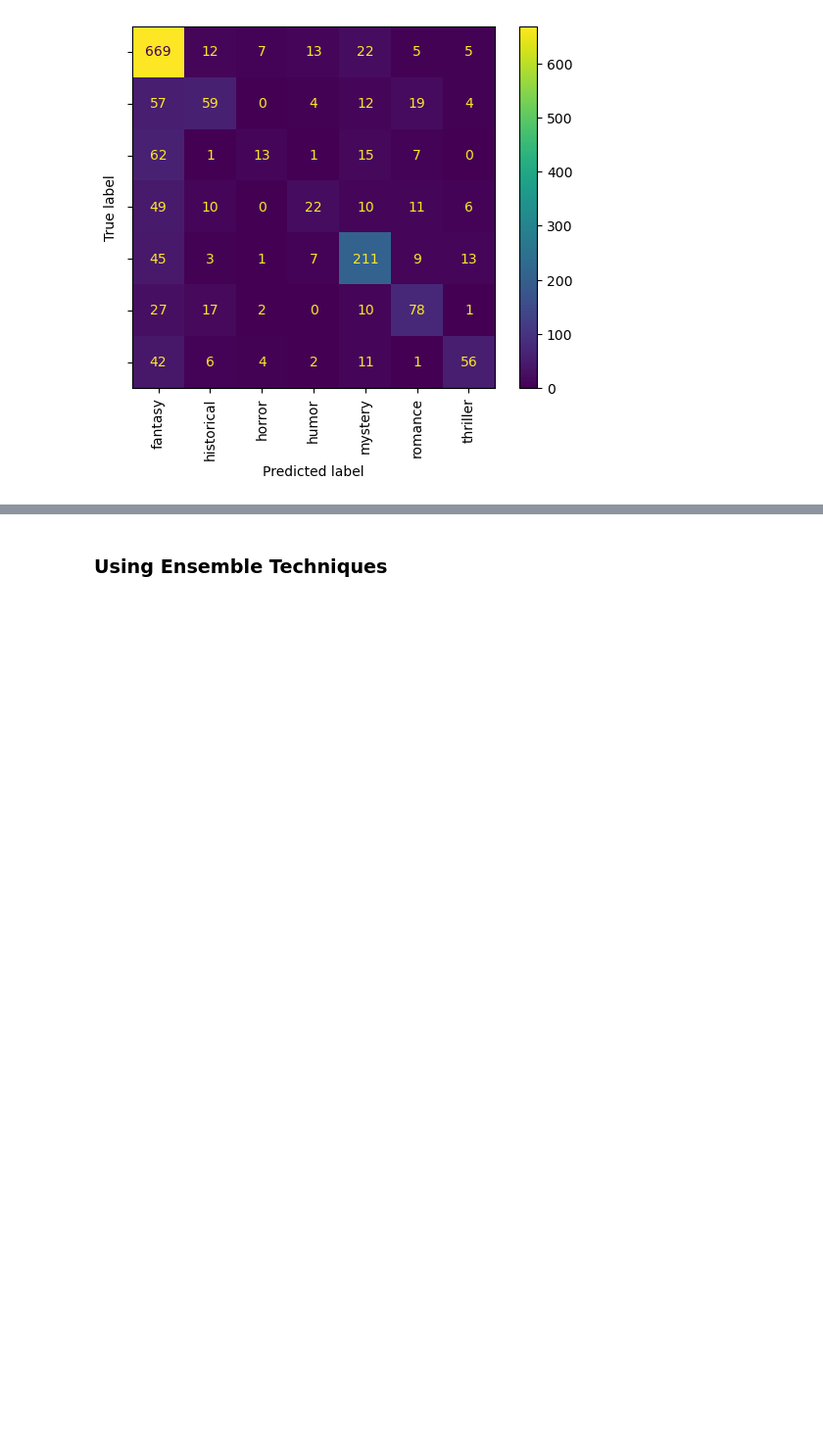
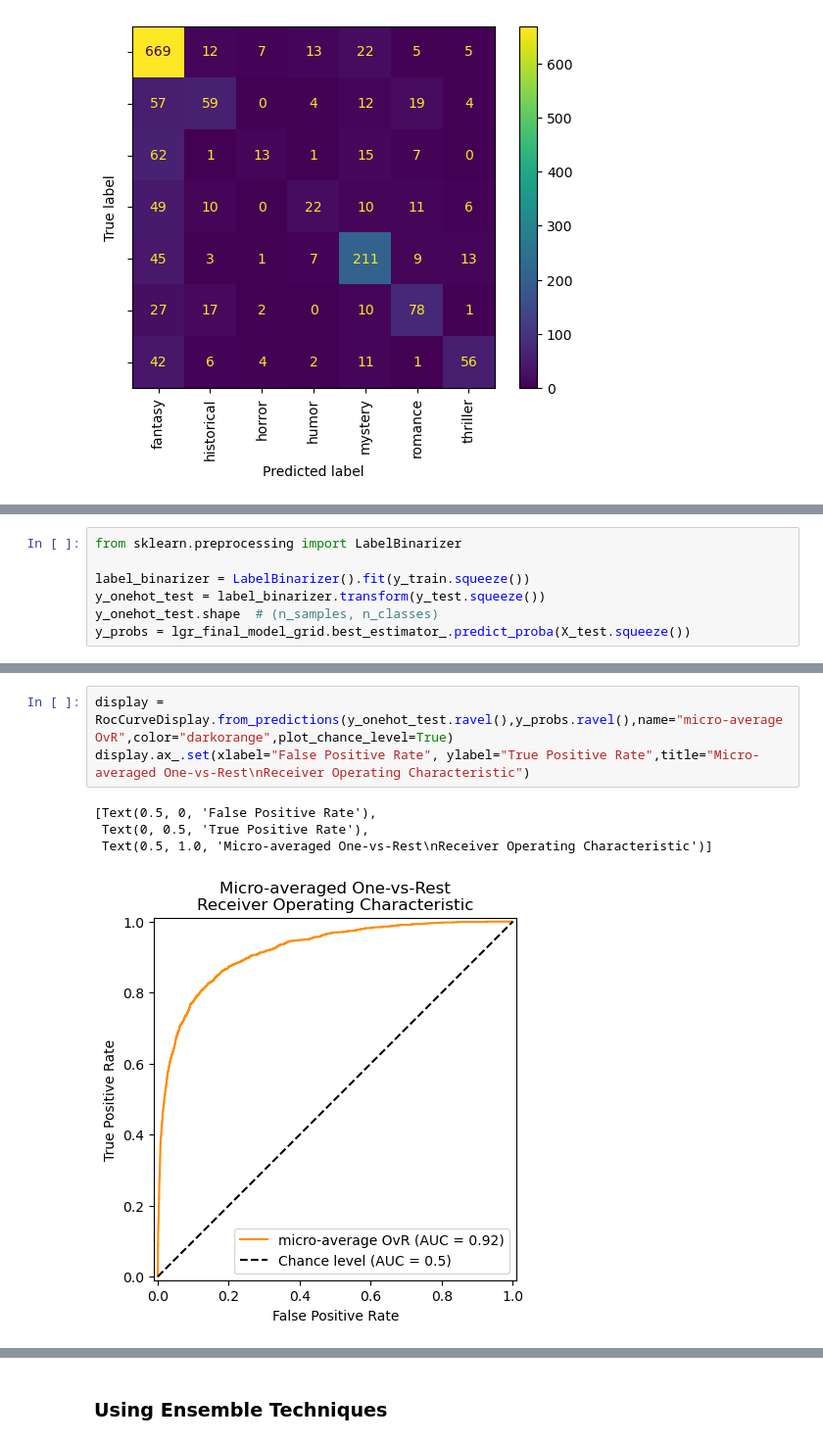
Before and after one commit to archana-rg/books-analysis, a Jupyter notebook: FinalBookGenrePred.ipynb, the cells around one changed output, grey strips where cells are left out. Shown at 98% size. Saved outputs shown, nothing was run; the diff lists cells and outputs as text; blank space fills up the shorter version.

```diff
--- a/FinalBookGenrePred.ipynb
+++ b/FinalBookGenrePred.ipynb
@@ -846,0 +848,7 @@ weighted avg       0.65      0.68      0.64      1641
+# %%
+from sklearn.preprocessing import LabelBinarizer
+
+label_binarizer = LabelBinarizer().fit(y_train.squeeze())
+y_onehot_test = label_binarizer.transform(y_test.squeeze())
+y_onehot_test.shape  # (n_samples, n_classes)
+y_probs = lgr_final_model_grid.best_estimator_.predict_proba(X_test.squeeze())
@@ -846,0 +869,8 @@ weighted avg       0.65      0.68      0.64      1641
+# %%
+display = RocCurveDisplay.from_predictions(y_onehot_test.ravel(),y_probs.ravel(),name="micro-average OvR",color="darkorange",plot_chance_level=True)
+display.ax_.set(xlabel="False Positive Rate", ylabel="True Positive Rate",title="Micro-averaged One-vs-Rest\nReceiver Operating Characteristic")
+# %% [output]
+[Text(0.5, 0, 'False Positive Rate'),
+ Text(0, 0.5, 'True Positive Rate'),
+ Text(0.5, 1.0, 'Micro-averaged One-vs-Rest\nReceiver Operating Characteristic')]
+[figure, added]
```
Also changed, not shown: parts of 23 cells of this notebook.
